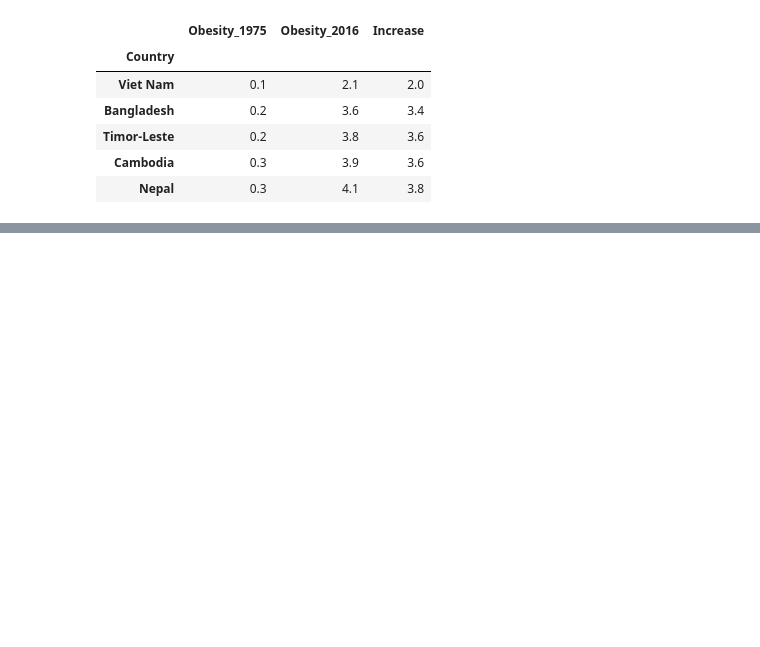
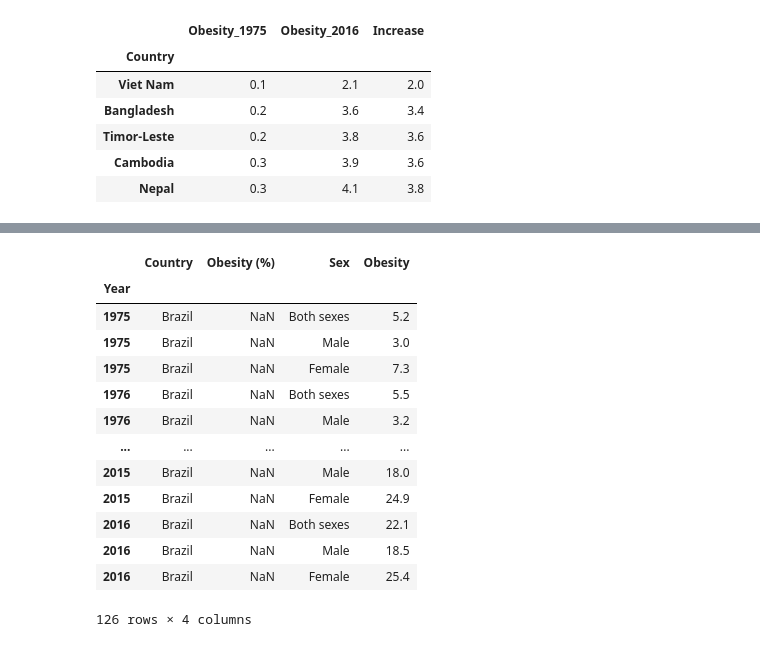
Before and after one commit to ludiemert/Analyzing_Data_Pandas_SQL, a Jupyter notebook: 4_Projectos/2_DataAnalysis_Global_Obesity/DataAnalysis_GlobalObesity.ipynb, the cells around one changed output, grey strips where cells are left out. Drawn from its saved outputs; the diff is of its cells as text; code cells hidden in the pictures; blank space fills up the shorter version.

Commit message:
add img and exerc 8_diferença média percentual

```diff
--- a/4_Projectos/2_DataAnalysis_Global_Obesity/DataAnalysis_GlobalObesity.ipynb
+++ b/4_Projectos/2_DataAnalysis_Global_Obesity/DataAnalysis_GlobalObesity.ipynb
@@ -555,0 +577,20 @@ IndexingError: Unalignable boolean Series provided as indexer (index of the bool
+# %%
+# - Qual a diferença média percentual de obesidade entre sexos ao longo dos anos para o df_brazil?
+df_brazil = df_obesity[df_obesity["Country"] == "Brazil"]
+# %%
+df_brazil
+# %% [output]
+|  | Country | Obesity (%) | Sex | Obesity |
+| Year |  |  |  |  |
+| 1975 | Brazil | NaN | Both sexes | 5.2 |
+| 1975 | Brazil | NaN | Male | 3.0 |
+| 1975 | Brazil | NaN | Female | 7.3 |
+| 1976 | Brazil | NaN | Both sexes | 5.5 |
+| 1976 | Brazil | NaN | Male | 3.2 |
+| ... | ... | ... | ... | ... |
+| 2015 | Brazil | NaN | Male | 18.0 |
+| 2015 | Brazil | NaN | Female | 24.9 |
+| 2016 | Brazil | NaN | Both sexes | 22.1 |
+| 2016 | Brazil | NaN | Male | 18.5 |
+| 2016 | Brazil | NaN | Female | 25.4 |
+126 rows × 4 columns
```
Also changed, not shown: parts of 2 cells of this notebook, 1 other file.
